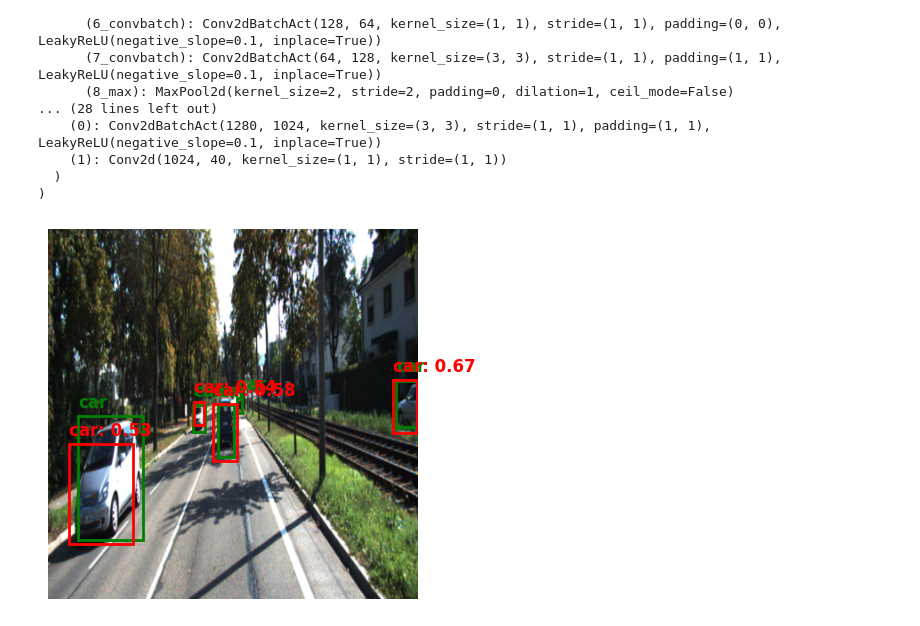
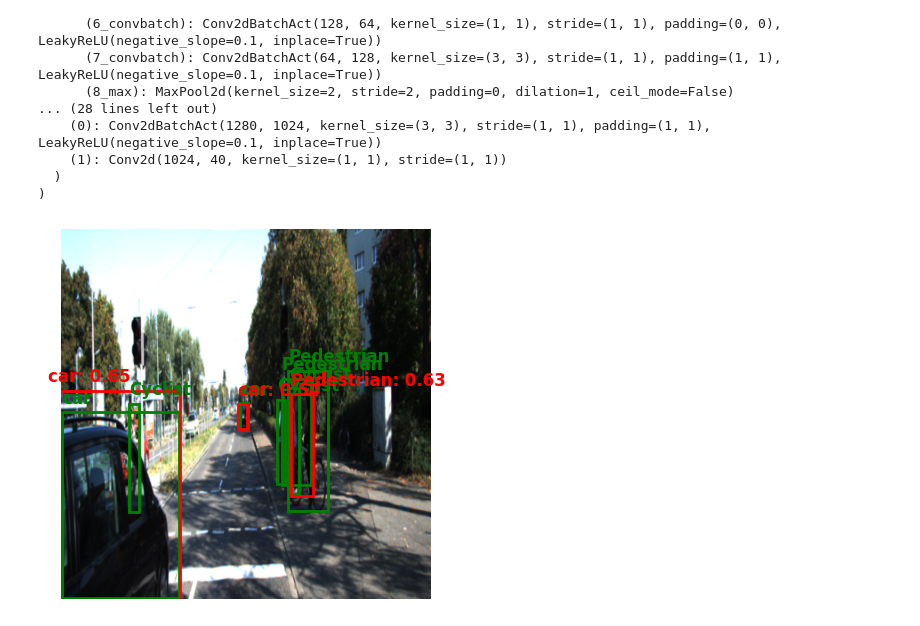
Before and after one commit to gkmocastro/rgbd-yolov2, a Jupyter notebook: test_nb.ipynb, the cells around one changed output. Saved outputs shown, nothing was run; the diff lists cells and outputs as text; code cells hidden in the pictures.

```diff
--- a/test_nb.ipynb
+++ b/test_nb.ipynb
@@ -95,14 +94,14 @@ nms_fn = ln.data.transform.NMS(
     class_nms=True
 )
 # %%
-# good indexes: 785, 512
+# good indexes: 785, 512, 1023
 
-draw_bounding_boxes(index=785,
+draw_bounding_boxes(index=1023,
                     model=model_2,
                     dataset=test_dataset,
                     GetBoxes_fn=GetBoxes_fn,
                     nms_fn=nms_fn,
                     class_names=["Cyclist", "Pedestrian", "car"],
                     device=DEVICE)
 # %% [output]
-[figure, old version]
+[figure, new version]
```
Also changed, not shown: parts of 11 cells of this notebook, 3 other files.
